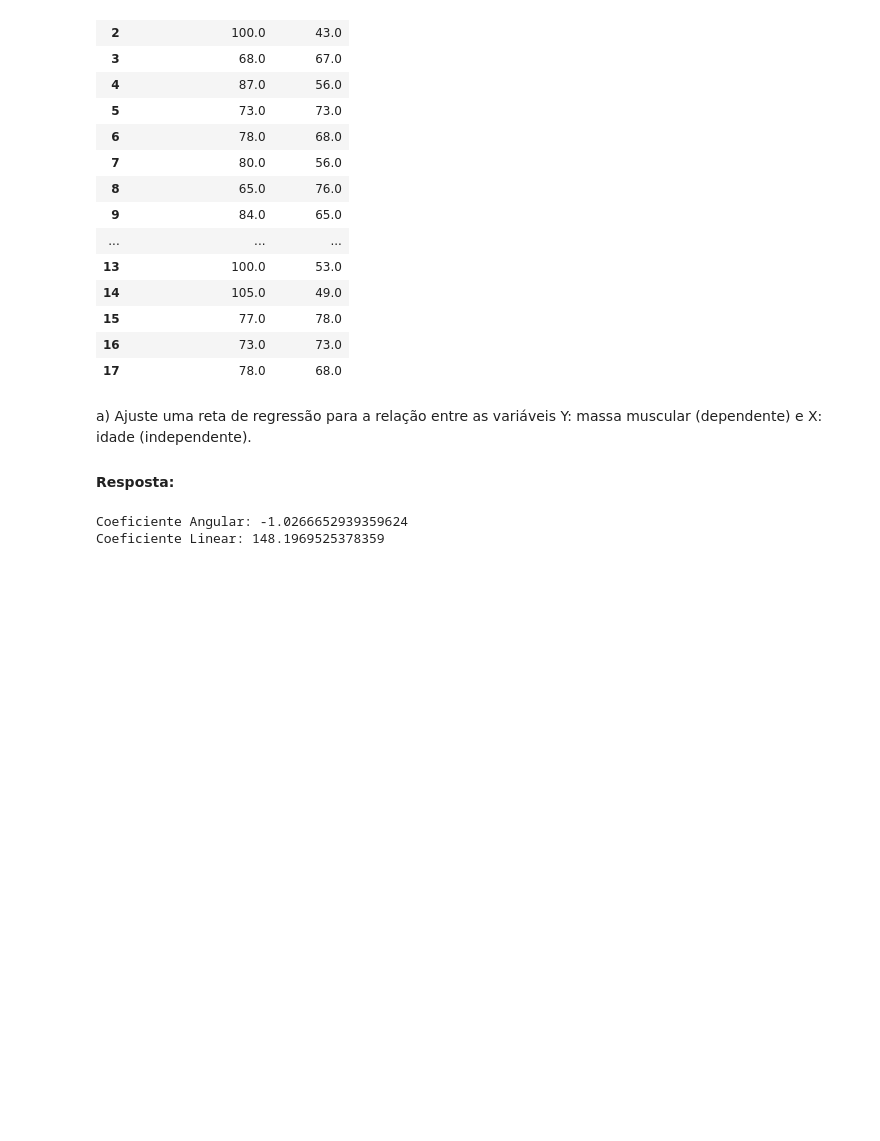
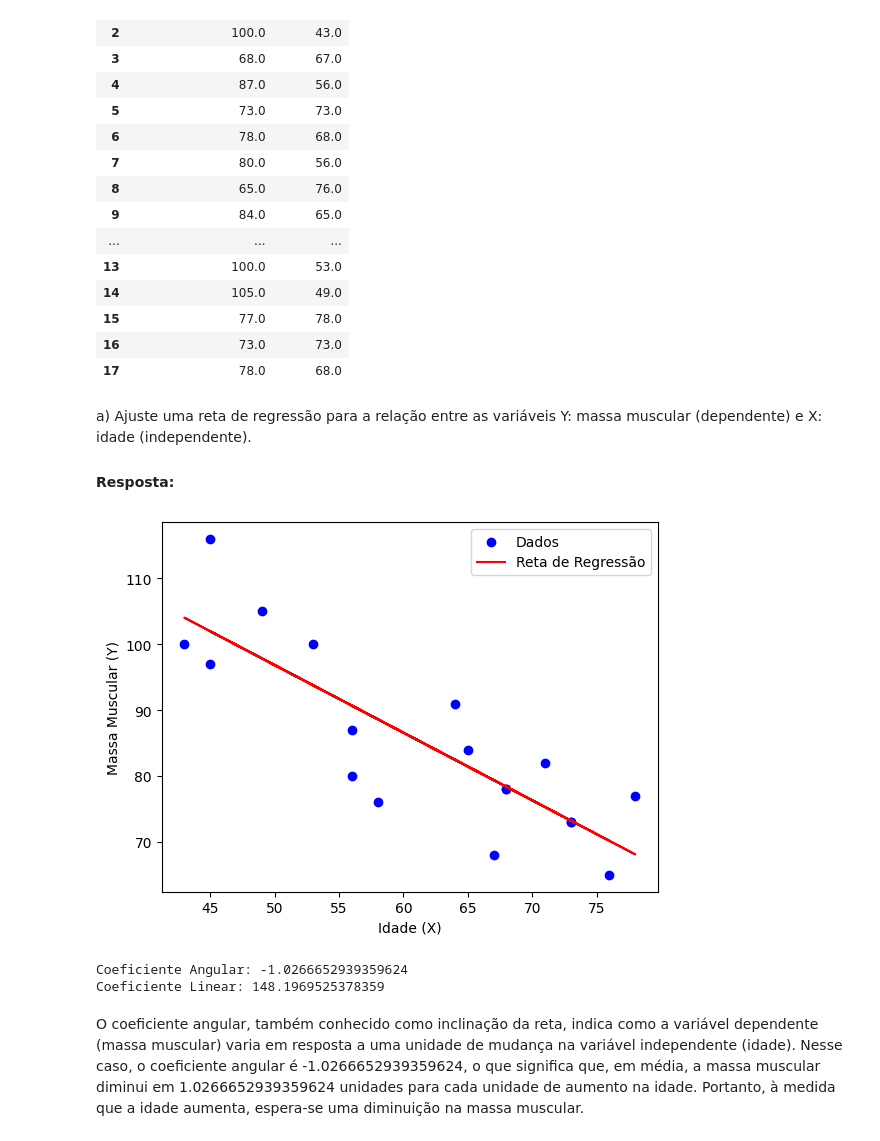
Before and after one commit to lucioew28/avaliacao_c2_a2_adac, a Jupyter notebook: regressao_linear.ipynb, the cells around one changed output. Saved outputs shown, nothing was run; the diff lists cells and outputs as text; code cells hidden in the pictures; blank space fills up the shorter version.

Commit message:
feat: regressao_linear : done up to exe 3

```diff
--- a/regressao_linear.ipynb
+++ b/regressao_linear.ipynb
@@ -40,21 +41,33 @@ muscular (dependente) e X: idade (independente).</p>
 # %%
 
 # Separe as variáveis independentes (X) e dependentes (Y)
 X = df_exe1[['Idade (X)']]
 Y = df_exe1['Massa Muscular (Y)']
 
 # Crie uma instância do modelo de regressão linear
 regression = LinearRegression()
 
 # Ajuste o modelo aos dados
 regression.fit(X, Y)
 
 # Obtenha os coeficientes da reta
 coeficiente_angular = regression.coef_[0]
 coeficiente_linear = regression.intercept_
 
-print("Coeficiente Angular:", coeficiente_angular)
-print("Coeficiente Linear:", coeficiente_linear)
+# Plotar os dados e a reta
+plt.scatter(X, Y, color='blue', label='Dados')
+plt.plot(X, regression.predict(X), color='red', label='Reta de Regressão')
+plt.xlabel('Idade (X)')
+plt.ylabel('Massa Muscular (Y)')
+plt.legend()
+plt.show()
 # %% [output]
-Coeficiente Angular: -1.0266652939359624
-Coeficiente Linear: 148.1969525378359
+[figure, added]
+# %%
+print("Coeficiente Angular:", coeficiente_angular)
+print("Coeficiente Linear:", coeficiente_linear)
+# %% [output]
+Coeficiente Angular: -1.0266652939359624
+Coeficiente Linear: 148.1969525378359
+# %% [markdown]
+<p>O coeficiente angular, também conhecido como inclinação da reta, indica como a variável dependente (massa muscular) varia em resposta a uma unidade de mudança na variável independente (idade). Nesse caso, o coeficiente angular é -1.0266652939359624, o que significa que, em média, a massa muscular diminui em 1.0266652939359624 unidades para cada unidade de aumento na idade. Portanto, à medida que a idade aumenta, espera-se uma diminuição na massa muscular.</p>
```
Also changed, not shown: parts of 20 cells of this notebook.
